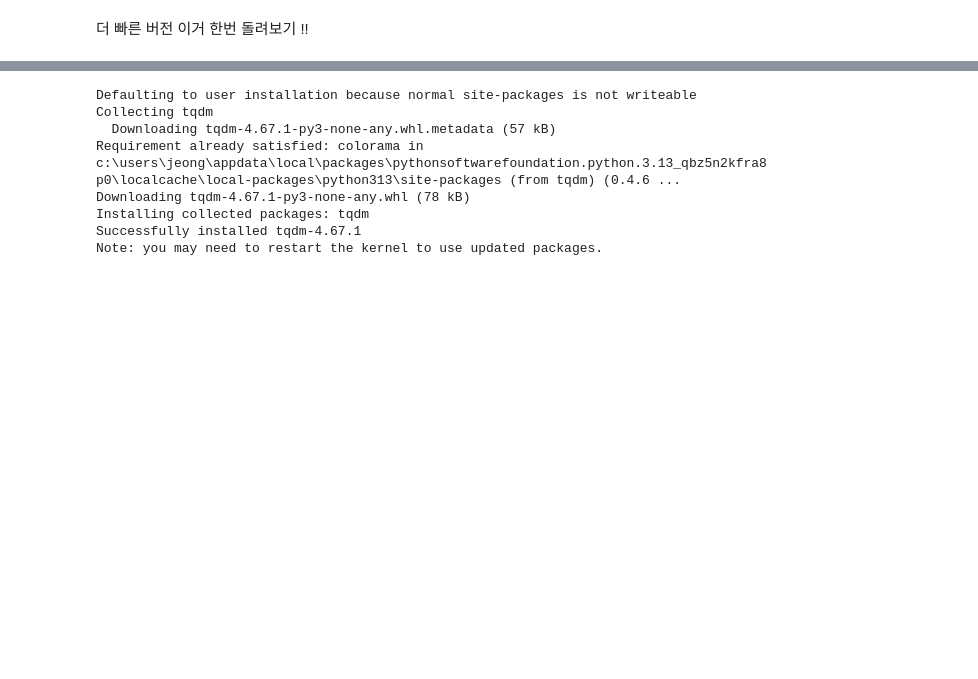
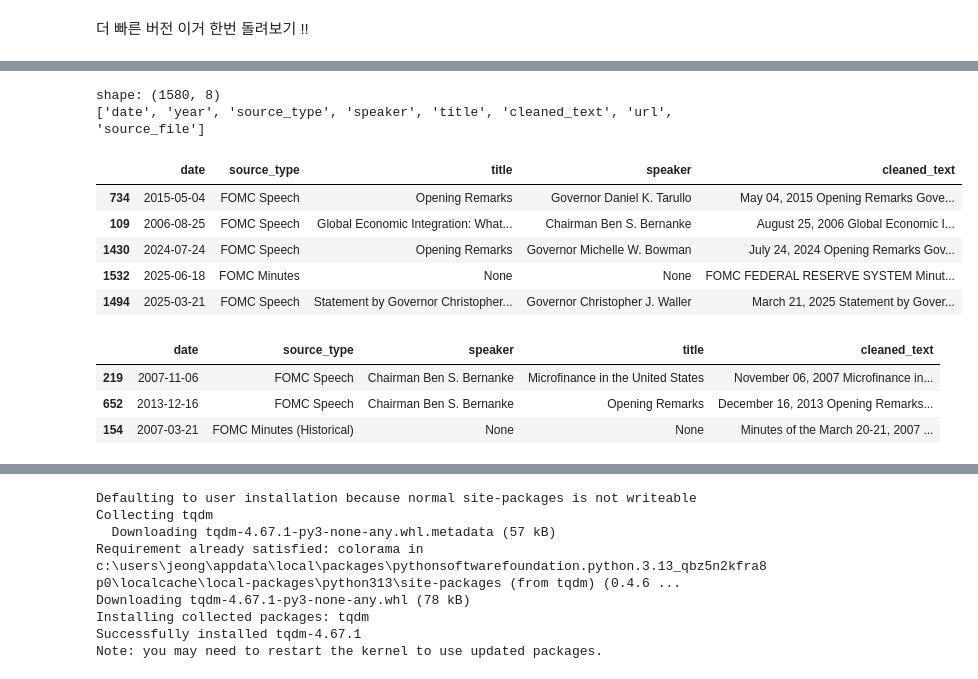
Before and after one commit to seyoung0104/oracle_preference, a Jupyter notebook: Data/cleaning.ipynb, the cells around one changed output, grey strips where cells are left out. Drawn from its saved outputs; the diff is of its cells as text; code cells hidden in the pictures; blank space fills up the shorter version.

```diff
--- a/Data/cleaning.ipynb
+++ b/Data/cleaning.ipynb
@@ -773,0 +812,36 @@ if __name__ == "__main__":
+# %%
+import pandas as pd
+
+path = r"C:\Users\jeong\Downloads\statements\statements\corpus.parquet"
+
+df = pd.read_parquet(path, engine="fastparquet")  # 엔진 강제
+
+print("shape:", df.shape)
+print(df.columns.tolist())
+# %% [output]
+shape: (1580, 8)
+['date', 'year', 'source_type', 'speaker', 'title', 'cleaned_text', 'url', 'source_file']
+# %%
+df.sample(5)[["date", "source_type", "title", "speaker", "cleaned_text"]]
+# %% [output]
+|  | date | source_type | title | speaker | cleaned_text |
+| 734 | 2015-05-04 | FOMC Speech | Opening Remarks | Governor Daniel K. Tarullo | May 04, 2015 Opening Remarks Gove... |
+| 109 | 2006-08-25 | FOMC Speech | Global Economic Integration: What... | Chairman Ben S. Bernanke | August 25, 2006 Global Economic I... |
+| 1430 | 2024-07-24 | FOMC Speech | Opening Remarks | Governor Michelle W. Bowman | July 24, 2024 Opening Remarks Gov... |
+| 1532 | 2025-06-18 | FOMC Minutes | None | None | FOMC FEDERAL RESERVE SYSTEM Minut... |
+| 1494 | 2025-03-21 | FOMC Speech | Statement by Governor Christopher... | Governor Christopher J. Waller | March 21, 2025 Statement by Gover... |
+# %%
+# 각 source_type별 문서 수
+df["source_type"].value_counts()
+
+# 텍스트 길이 통계
+df["len"] = df["cleaned_text"].str.len()
+df["len"].describe()
+
+# 대표 샘플 몇 개
+df.sample(3)[["date", "source_type", "speaker", "title", "cleaned_text"]]
+# %% [output]
+|  | date | source_type | speaker | title | cleaned_text |
+| 219 | 2007-11-06 | FOMC Speech | Chairman Ben S. Bernanke | Microfinance in the United States | November 06, 2007 Microfinance in... |
+| 652 | 2013-12-16 | FOMC Speech | Chairman Ben S. Bernanke | Opening Remarks | December 16, 2013 Opening Remarks... |
+| 154 | 2007-03-21 | FOMC Minutes (Historical) | None | None | Minutes of the March 20-21, 2007 ... |
```
Also changed, not shown: parts of 12 cells of this notebook.
